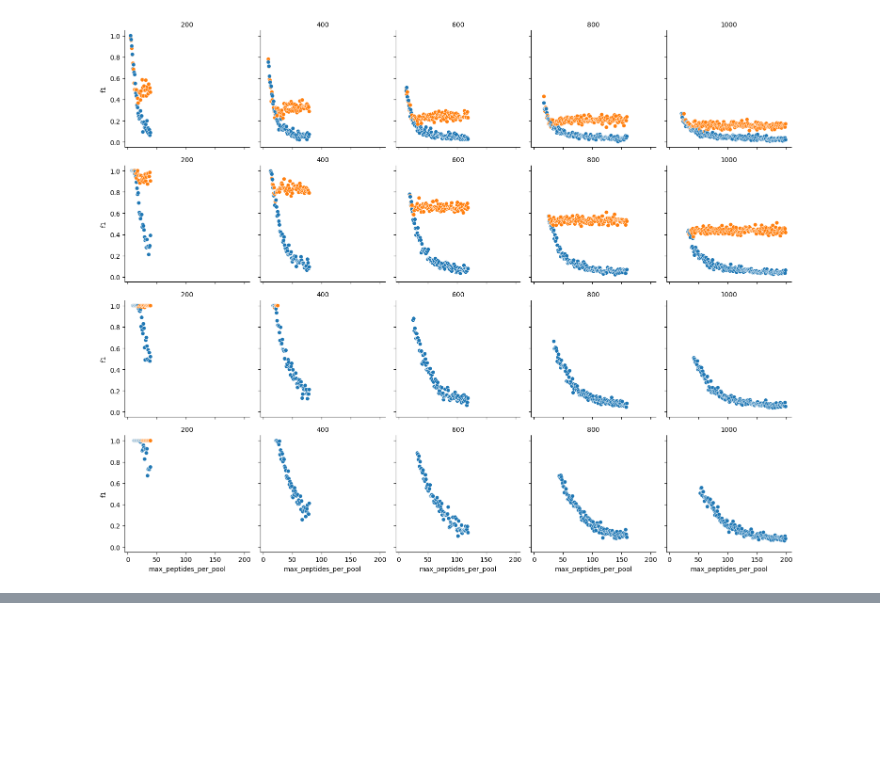
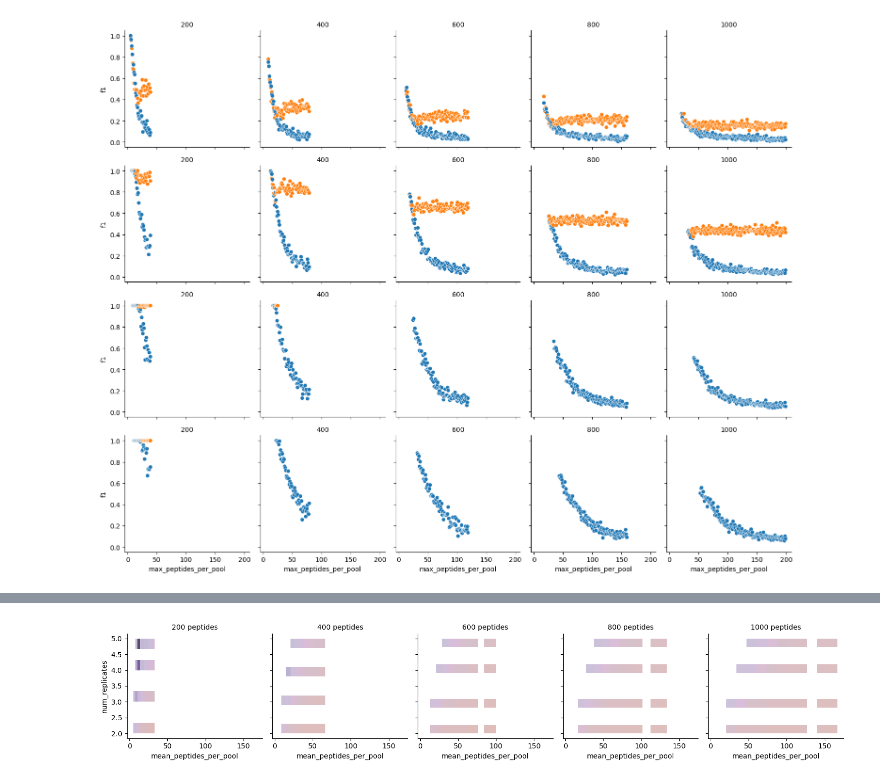
Before and after one commit to pirl-unc/golfy, a Jupyter notebook: notebooks/Analyze design accuracies.ipynb, the cells around one changed output, grey strips where cells are left out. Cells and saved outputs as stored; diff of their text form; code cells hidden in the pictures; blank space fills up the shorter version.

```diff
--- a/notebooks/Analyze design accuracies.ipynb
+++ b/notebooks/Analyze design accuracies.ipynb
@@ -84,0 +102,13 @@ plt.show()
+# %%
+import matplotlib.pyplot as plt
+import matplotlib
+import seaborn as sns
+
+grid = sns.FacetGrid(df,  col="num_peptides", col_order=[200, 400, 600, 800, 1000])
+bp = grid.map(sns.histplot,  "mean_peptides_per_pool", "num_replicates", "f1")
+# bp.add_legend()
+bp.set_titles(col_template="{col_name} peptides")
+
+plt.show()
+# %% [output]
+[figure, added]
```
Also changed, not shown: parts of 14 cells of this notebook, 1 other file.
